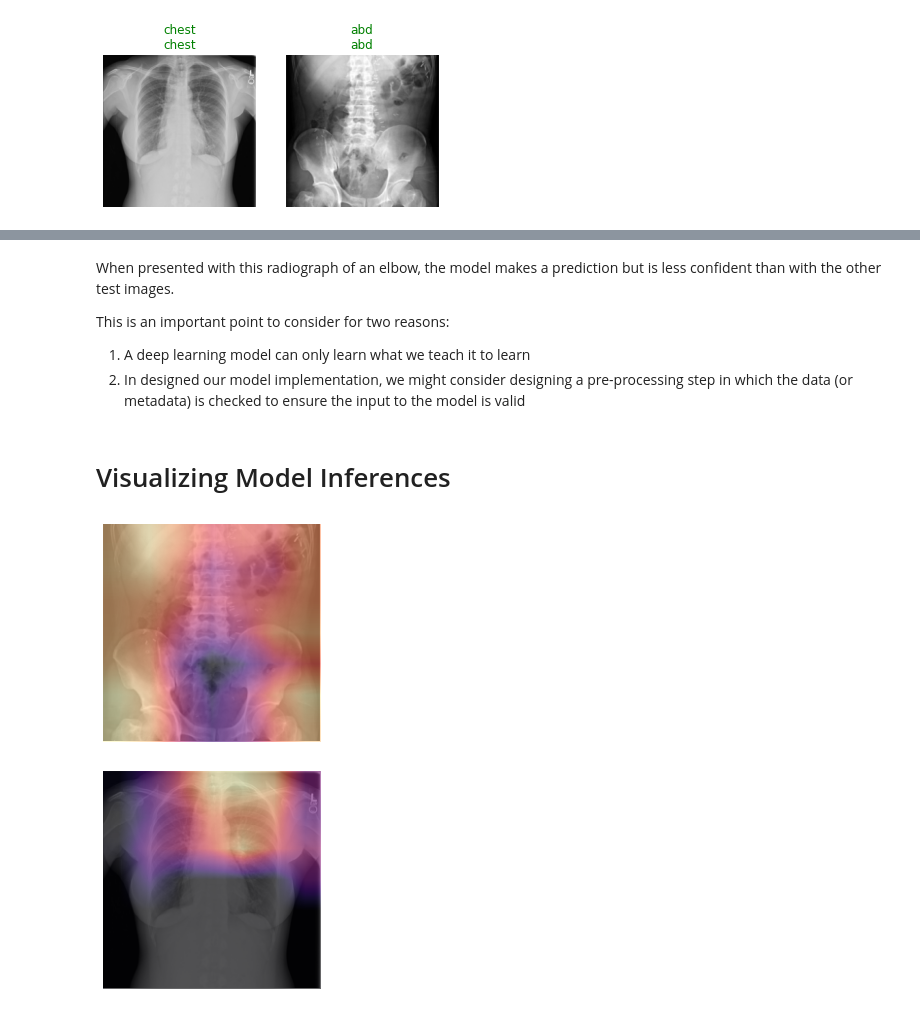
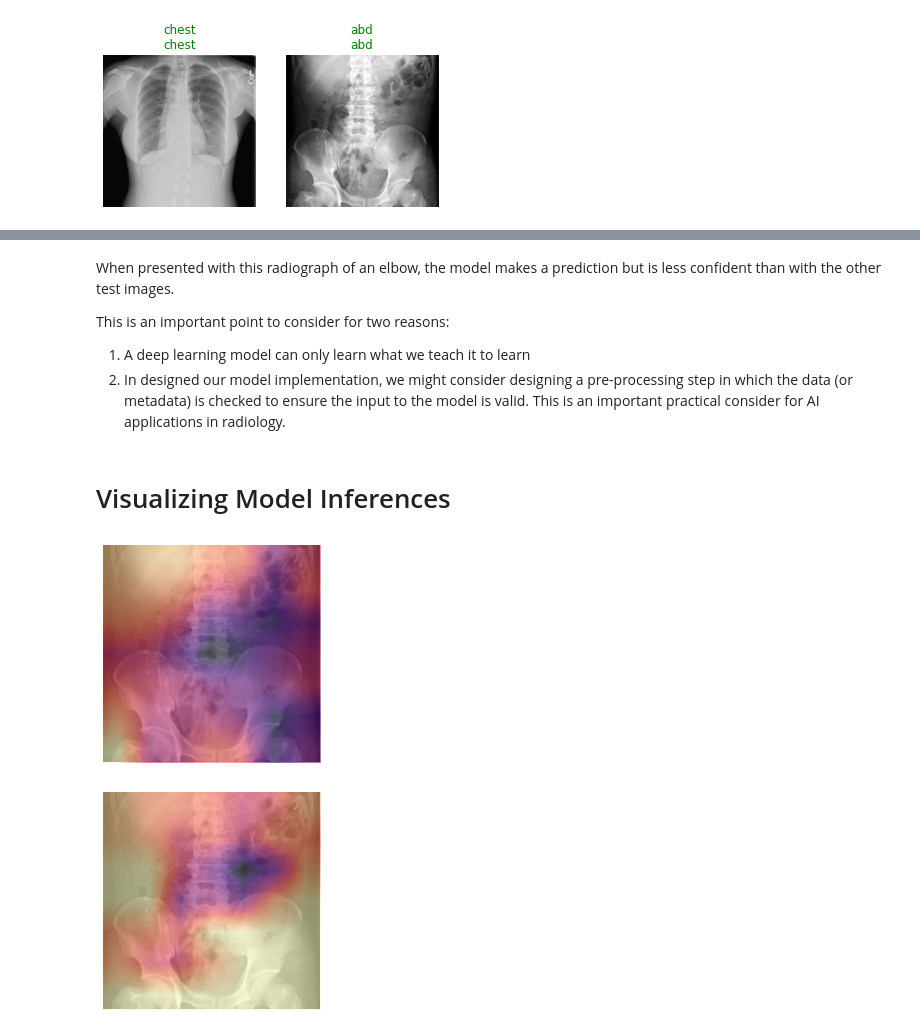
Before and after one commit to wfwiggins/RSNA-Image-AI-2020, a Jupyter notebook: RSNA20_Image_Classification.ipynb, the cells around one changed output, grey strips where cells are left out. Drawn from its saved outputs; the diff is of its cells as text; code cells hidden in the pictures.

```diff
--- a/RSNA20_Image_Classification.ipynb
+++ b/RSNA20_Image_Classification.ipynb
@@ -129,6 +133,7 @@ When reviewing the results of successive epochs in training, the loss on your va
 epochs = 5 #@param {type: "integer"}
 base_lr = 2e-3 #@param {type: "number"}
 
-learn.fine_tune(5, base_lr=base_lr)
+learn = cnn_learner(dls, resnet18, metrics=accuracy, seed=42)
+learn.fine_tune(epochs, base_lr=base_lr)
 # %% [output]
 | epoch | train_loss | valid_loss | accuracy | time |
@@ -193,14 +204,22 @@ When presented with this radiograph of an elbow, the model makes a prediction bu
 
 This is an important point to consider for two reasons:
 1. A deep learning model can only learn what we teach it to learn
-2. In designed our model implementation, we might consider designing a pre-processing step in which the data (or metadata) is checked to ensure the input to the model is valid
+2. In designed our model implementation, we might consider designing a pre-processing step in which the data (or metadata) is checked to ensure the input to the model is valid. This is an important practical consider for AI applications in radiology.
 # %% [markdown]
 # Visualizing Model Inferences
 # %%
-#@title **Class activation maps (CAM)**
-classification = 'abd' #@param ['abd', 'chest']
+#@title **Class activation map (CAM)**
 
-label = 'abd' if classification == 'abd' else 'chest'
+#@markdown CAM allows one to visualize which regions of the original image are heavily weighted in the prediction of the corresponding class.
+#@markdown This technique provides a visualization of the activations in the **final** _convolutional_ block of a Convolutional Neural Network (CNN).
+
+#@markdown CAM is also useful to determine if the model is "cheating" and looking somewhere it shouldn't be to make its prediction (i.e. radioopaque markers placed by the technologist).
+
+#@markdown > Choose which of the two test images you would like to examine and run this cell to see the CAM output overlayed on the input image.
+
+test_case = 'abd' #@param ['abd', 'chest']
+cls = 0 if test_case == 'abd' else 1
+label = test_case
 
 y = get_image_files(path/'test'/label)
 test_dl = learn.dls.test_dl(y, with_labels=True)
@@ -213,40 +232,49 @@ cam_map = torch.einsum('ck,kij->cij', learn.model[1][-1].weight, act)
 x_dec = TensorImage(dls.train.decode((x,))[0][0])
 _, ax = plt.subplots()
 x_dec.show(ctx=ax)
-ax.imshow(cam_map[1].detach().cpu(), alpha=0.6, extent=(0,224,224,0),
+ax.imshow(cam_map[cls].detach().cpu(), alpha=0.6, extent=(0,224,224,0),
               interpolation='bilinear', cmap='magma');
 hook.remove()
 # %% [output]
-[figure, old version]
+[figure, new version]
 # %%
 #@title **Grad-CAM**
 
-classification = 'chest' #@param ['abd', 'chest']
-cls = 0 if classification == 'abd' else 1
-label = 'abd' if classification == 'abd' else 'chest'
+#@markdown Gradient-weighted CAM (Grad-CAM) allows us to visualize the output from _any convolutional block_ in a CNN.
+
+#@markdown By default, this cell is setup to show the Grad-CAM output from the final convolutional block in the CNN, for comparison to the CAM output.
+
+#@markdown > Choose which of the two test images you would like to examine and run this cell to see the Grad-CAM output overlayed on the input image.
+#@markdown >
+#@markdown > Next, select a _different_ block and re-run the cell to see how the output changes for different blocks in the network.
+
+test_case = 'abd' #@param ['abd', 'chest']
+
+cls = 0 if test_case == 'abd' else 1
+label = test_case
 
 y = get_image_files(path/'test'/label)
 test_dl = learn.dls.test_dl(y, with_labels=True)
 x, _ = first(test_dl)
 mod = learn.model[0]
 
-layer = -1 #@param {type: "slider", min: -8, max: -1, step: 1}
+block = -1 #@param {type: "slider", min: -8, max: -1, step: 1}
 
 hook_func = lambda m,i,o: o[0].detach().clone()
 
-with Hook(mod[layer], hook_func, is_forward=False) as hookg:
-    with Hook(mod[layer], hook_func) as hook:
+with Hook(mod[block], hook_func, is_forward=False) as hookg:
+    with Hook(mod[block], hook_func) as hook:
         output = learn.model.eval()(x.cuda())
         act = hook.stored
     output[0, cls].backward()
     grad = hookg.stored
 
 w = grad[0].mean(dim=[1,2], keepdim=True)
 cam_map = (w * act[0]).sum(0)
 x_dec = TensorImage(dls.train.decode((x,))[0][0])
 _, ax = plt.subplots()
 x_dec.show(ctx=ax)
 ax.imshow(cam_map.detach().cpu(), alpha=0.6, extent=(0,224,224,0),
               interpolation='bilinear', cmap='magma');
 # %% [output]
-[figure, old version]
+[figure, new version]
```
Also changed, not shown: parts of 10 cells of this notebook.
